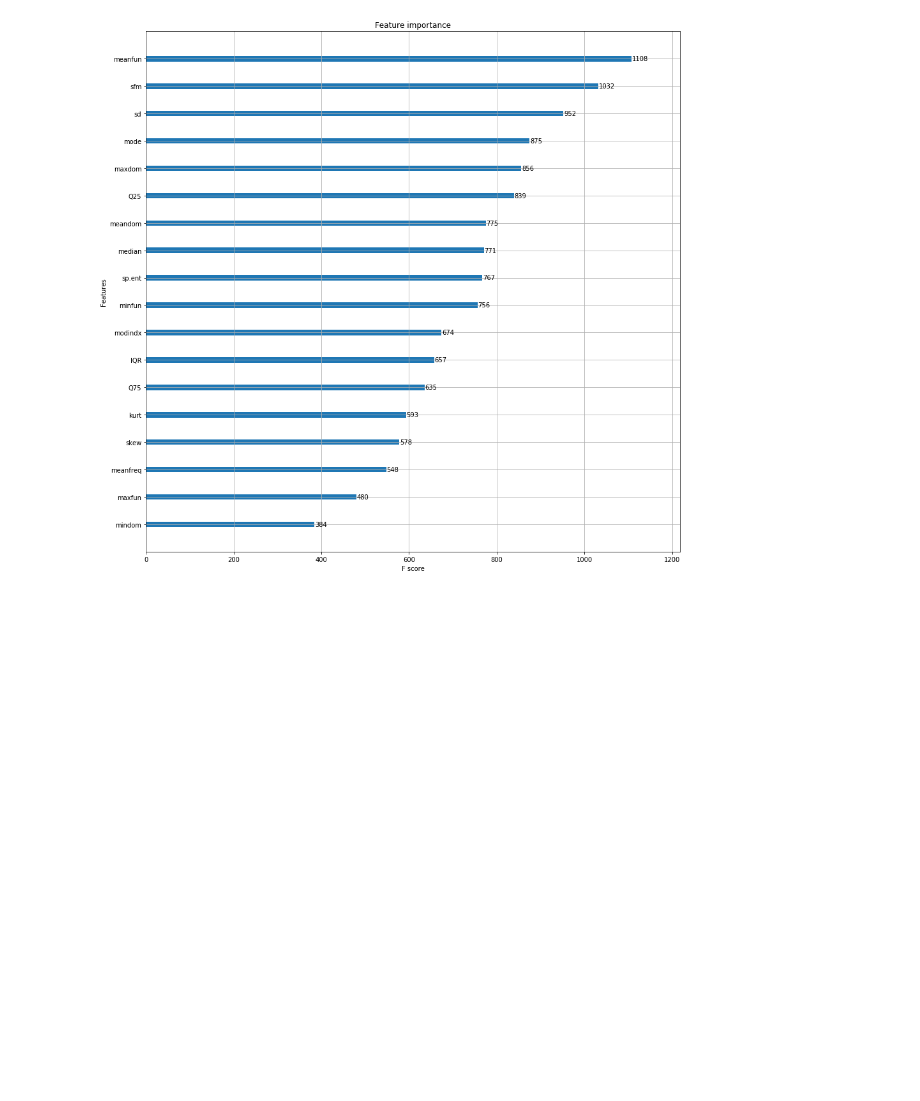
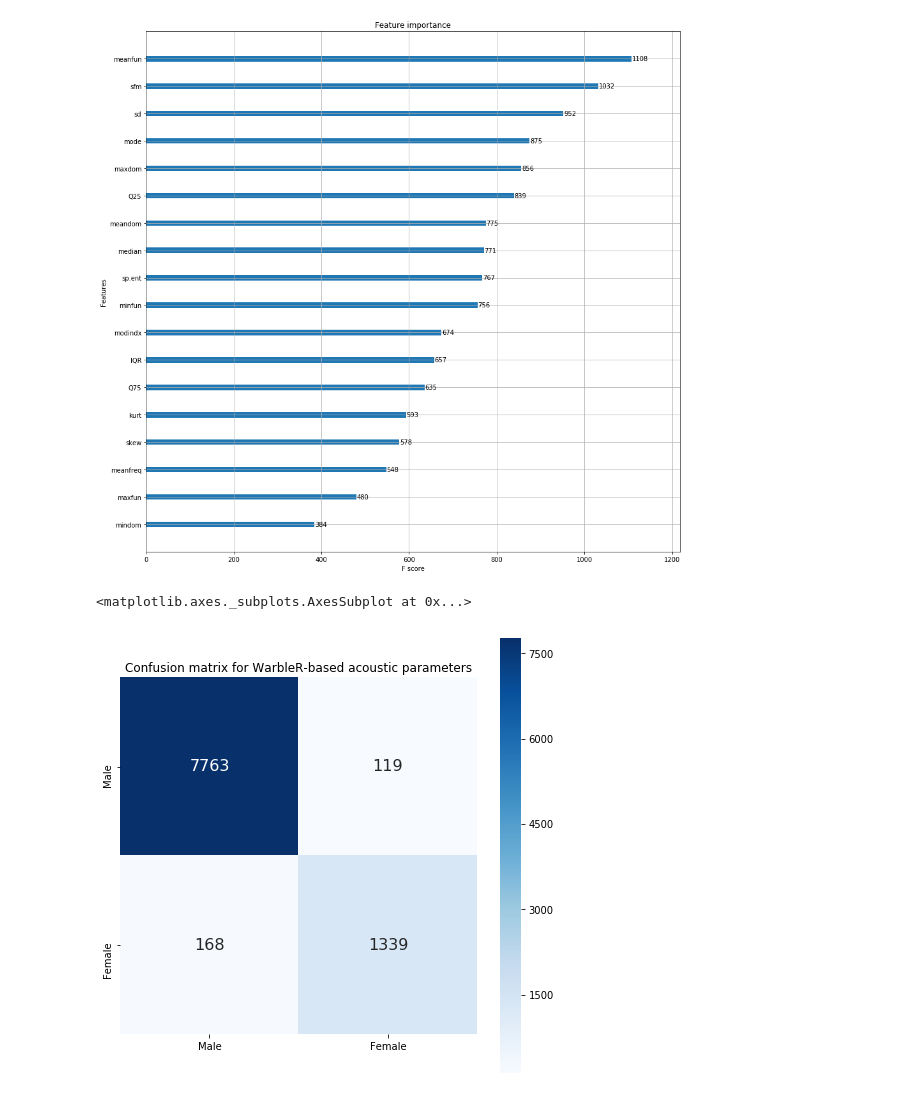
Before and after one commit to RSPB/mfmodel, a Jupyter notebook: model_warbler.ipynb, the cells around one changed output. Saved outputs shown, nothing was run; the diff lists cells and outputs as text; code cells hidden in the pictures; blank space fills up the shorter version.

```diff
--- a/model.ipynb
+++ b/model_warbler.ipynb
@@ -89,6 +89,15 @@ xg.plot_importance(model, ax)
 # %% [output]
 <matplotlib.axes._subplots.AxesSubplot at 0x...>
 [figure]
+# %%
+plt.figure(figsize=(8, 8))
+plt.title('Confusion matrix for WarbleR-based acoustic parameters')
+cm = metrics.confusion_matrix(y_true=y_test, y_pred=y_pred)
+sns.heatmap(cm, annot=True, annot_kws={"size": 16}, cmap='Blues', fmt='g', square=True,
+            xticklabels=['Male', 'Female'], yticklabels=['Male', 'Female'])
+# %% [output]
+<matplotlib.axes._subplots.AxesSubplot at 0x...>
+[figure, added]
 # %%
 # xg.plot_tree(model, num_trees=0, rankdir='LR')
 # fig = plt.gcf()
```
Also changed, not shown: parts of 1 cell of this notebook, 4 other files.
